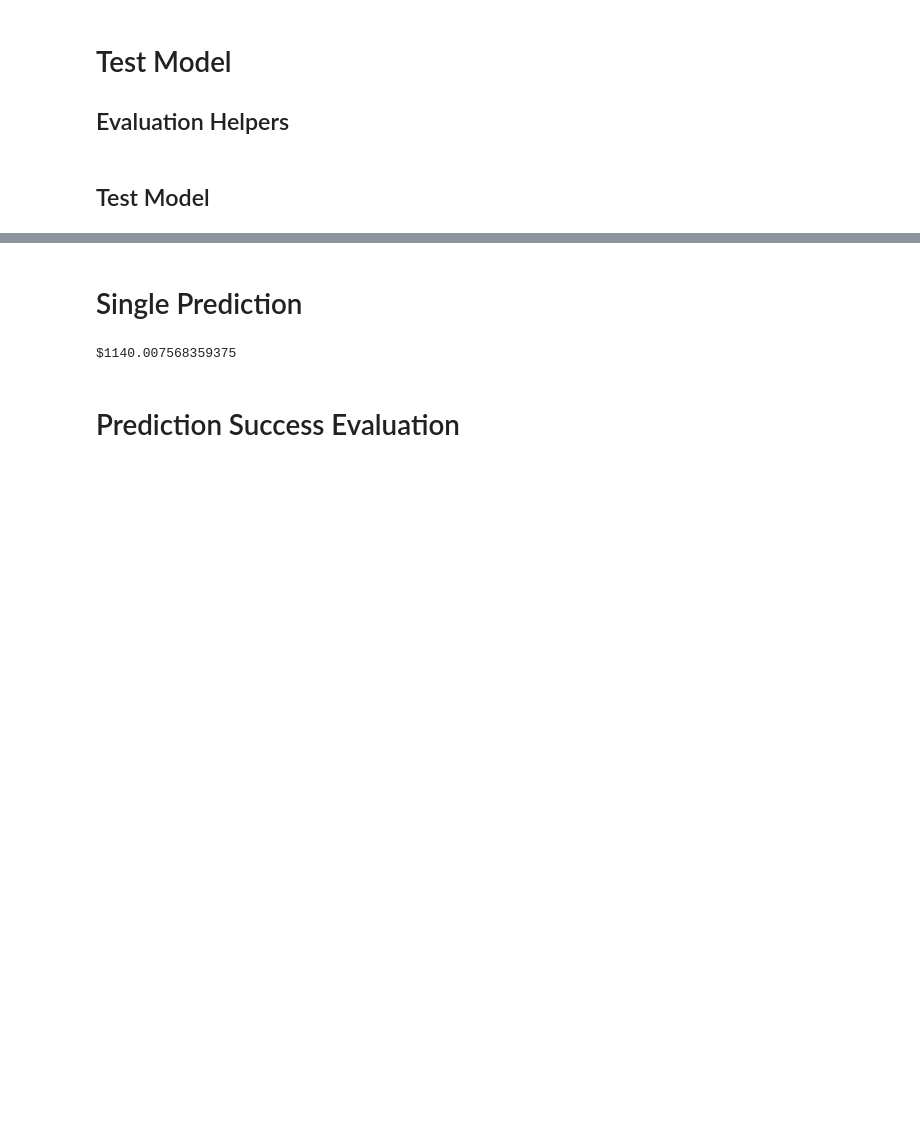
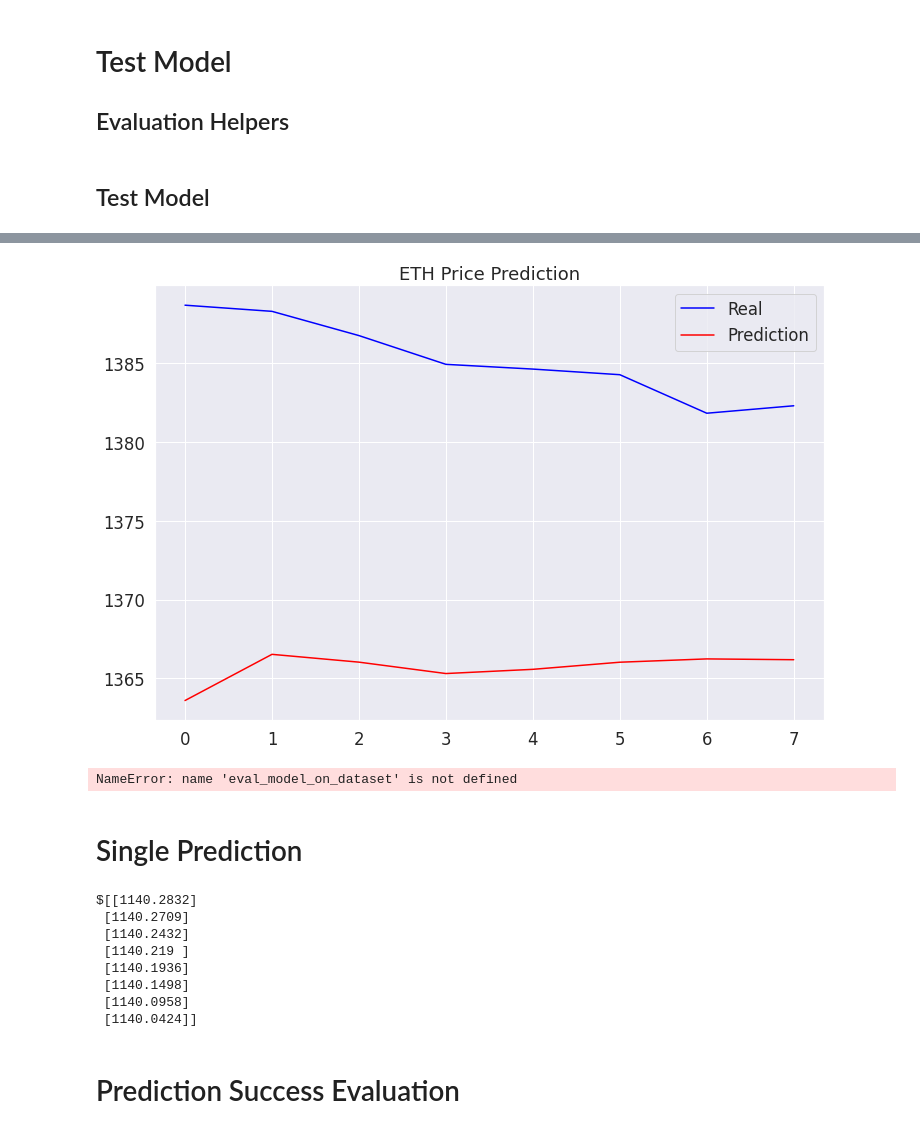
Before and after one commit to jsngalloway/night-trader, a Jupyter notebook: notebooks/lstm_modeling/lstm_forward_projector.ipynb, the cells around one changed output, grey strips where cells are left out. Cells and saved outputs as stored; diff of their text form; code cells hidden in the pictures; blank space fills up the shorter version.

```diff
--- a/notebooks/lstm_modeling/lstm_forward_projector.ipynb
+++ b/notebooks/lstm_modeling/lstm_forward_projector.ipynb
@@ -167,8 +203,8 @@ def testModel(model, path_to_testing_dataset, quiet=False):
 
     pred = model.predict(hist)
 
-    pred_transformed = scaler.inverse_transform(pred)
-    actual_transformed = scaler.inverse_transform(actual)
+    pred_transformed = scaler.inverse_transform(pred[0])
+    actual_transformed = scaler.inverse_transform(actual[0])
 
     if not quiet:
         plt.figure(figsize=(12,8))
@@ -200,3 +218,8 @@ Profit: -933.9704239999983
+# %%
+testModel(model, "../../data/ETH.csv")
+# %% [output]
+[figure, added]
+NameError: name 'eval_model_on_dataset' is not defined
 # %% [markdown]
 # Single Prediction
 # %%
@@ -220,11 +243,18 @@ most_recent_period_scaled_shaped = most_recent_period_scaled.reshape((1, length,
 prediction = model.predict(most_recent_period_scaled_shaped)
 
 # 6. Un-normalize the data
-result = scaler.inverse_transform(prediction)
+result = scaler.inverse_transform(prediction[0])
 
-print(f"${result[0][0]}")
+print(f"${result}")
 # %% [output]
-$1140.007568359375
+$[[1140.2832]
+ [1140.2709]
+ [1140.2432]
+ [1140.219 ]
+ [1140.1936]
+ [1140.1498]
+ [1140.0958]
+ [1140.0424]]
 # %% [markdown]
 # Prediction Success Evaluation
 # %%
```
Also changed, not shown: parts of 10 cells of this notebook.
